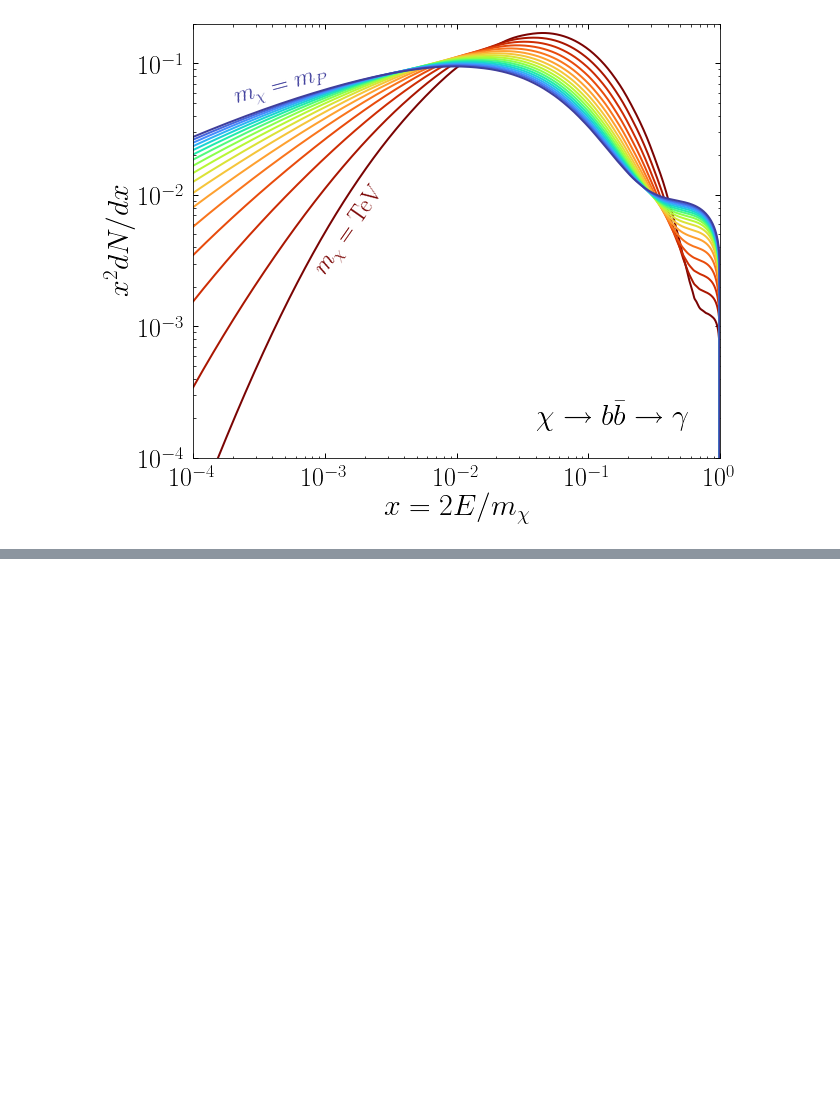
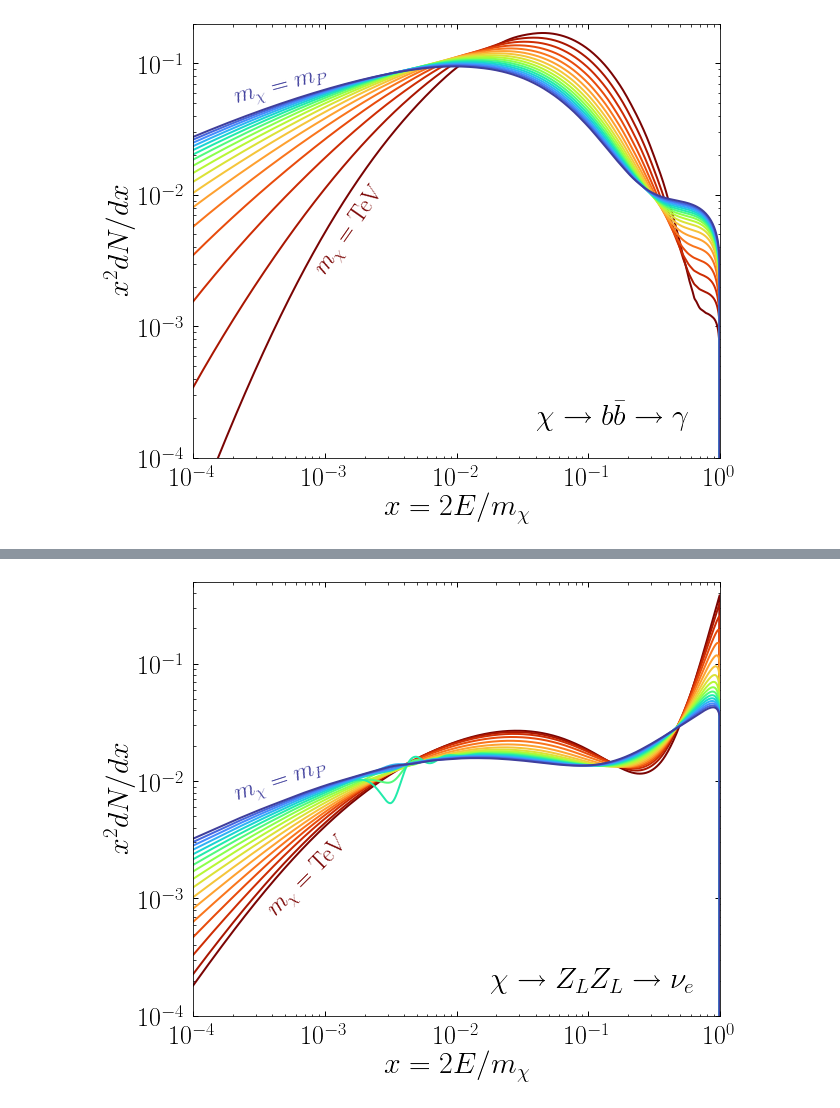
Before and after one commit to nickrodd/HDMSpectra, a Jupyter notebook: examples/ReproducingPlots.ipynb, the cells around one changed output, grey strips where cells are left out. Saved outputs shown, nothing was run; the diff lists cells and outputs as text; code cells hidden in the pictures; blank space fills up the shorter version.

```diff
--- a/examples/ReproducingPlots.ipynb
+++ b/examples/ReproducingPlots.ipynb
@@ -241,0 +352,80 @@ plt.show()
+# %%
+Qvals = np.logspace(3.,19,17)
+xvals = np.logspace(-4.,0.,1000)
+
+### Top Left
+fig, ax = plt.subplots(1, figsize=(10/1.1, 8/1.1))
+
+for i, iQ in enumerate(Qvals):
+    dNdx = HDMSpectra.spec(12, 1923, xvals, iQ)
+    plt.plot(xvals, xvals**2.*dNdx,
+             lw=2., c=cm((len(Qvals)-i)/float(len(Qvals))))
+
+plt.xscale('log')
+plt.yscale('log')
+plt.xlim([1.e-4,1.])
+plt.ylim([1.e-4,5.e-1])
+plt.xlabel(r"$x = 2E/m_{\chi}$", fontsize=30)
+plt.ylabel(r"$x^2 dN/dx$", fontsize=30)
+
+plt.text(1.8e-2, 10**(-3.8),r'$\chi \to Z_L Z_L \to \nu_e$', fontsize=30)
+plt.text(2.e-4, 10**(-1.95),r'$m_{\chi} =m_P$', fontsize=24,
+         color=cm(1./float(len(Qvals))), rotation=18)
+plt.text(3.5e-4, 10**(-2.6),r'$m_{\chi} =$ TeV', fontsize=24,
+         color=cm(1.), rotation=45)
+
+plt.tight_layout()
+plt.show()
+
+
+### Top Left
+fig, ax = plt.subplots(1, figsize=(10/1.1, 8/1.1))
+
+for i, iQ in enumerate(Qvals):
+    dNdx = HDMSpectra.spec(12, 2923, xvals, iQ)
+    plt.plot(xvals, xvals**2.*dNdx,
+             lw=2., c=cm((len(Qvals)-i)/float(len(Qvals))))
+
+plt.xscale('log')
+plt.yscale('log')
+plt.xlim([1.e-4,1.])
+plt.ylim([1.e-4,5.e-1])
+plt.xlabel(r"$x = 2E/m_{\chi}$", fontsize=30)
+plt.ylabel(r"$x^2 dN/dx$", fontsize=30)
+
+plt.text(1.8e-2, 10**(-3.8),r'$\chi \to Z_R Z_R \to \nu_e$', fontsize=30)
+plt.text(2.e-4, 10**(-1.95),r'$m_{\chi} =m_P$', fontsize=24,
+         color=cm(1./float(len(Qvals))),rotation=18)
+plt.text(3.5e-4, 10**(-2.6),r'$m_{\chi} =$ TeV', fontsize=24,
+         color=cm(1.),rotation=45)
+
+plt.tight_layout()
+plt.show()
+
+
+### Bottom
+fig, ax = plt.subplots(1, figsize=(10/1.1, 8/1.1))
+
+cm = plt.get_cmap('turbo')
+for i, iQ in enumerate(Qvals):
+    dNdx = HDMSpectra.spec(12, 3923, xvals, iQ)
+    plt.plot(xvals, xvals**2.*dNdx,
+             lw=2., c=cm((len(Qvals)-i)/float(len(Qvals))))
+
+plt.xscale('log')
+plt.yscale('log')
+plt.xlim([1.e-4,1.])
+plt.ylim([1.e-4,5.e-1])
+plt.xlabel(r"$x = 2E/m_{\chi}$", fontsize=30)
+plt.ylabel(r"$x^2 dN/dx$", fontsize=30)
+
+plt.text(1.8e-2, 10**(-3.8),r'$\chi \to Z_0 Z_0 \to \nu_e$', fontsize=30)
+plt.text(2.e-4, 10**(-1.95),r'$m_{\chi} =m_P$', fontsize=24,
+         color=cm(1./float(len(Qvals))),rotation=18)
+plt.text(3.5e-4, 10**(-2.6),r'$m_{\chi} =$ TeV', fontsize=24,
+         color=cm(1.),rotation=45)
+
+plt.tight_layout()
+plt.show()
+# %% [output]
+[figure, added]
```
Also changed, not shown: parts of 17 cells of this notebook.
